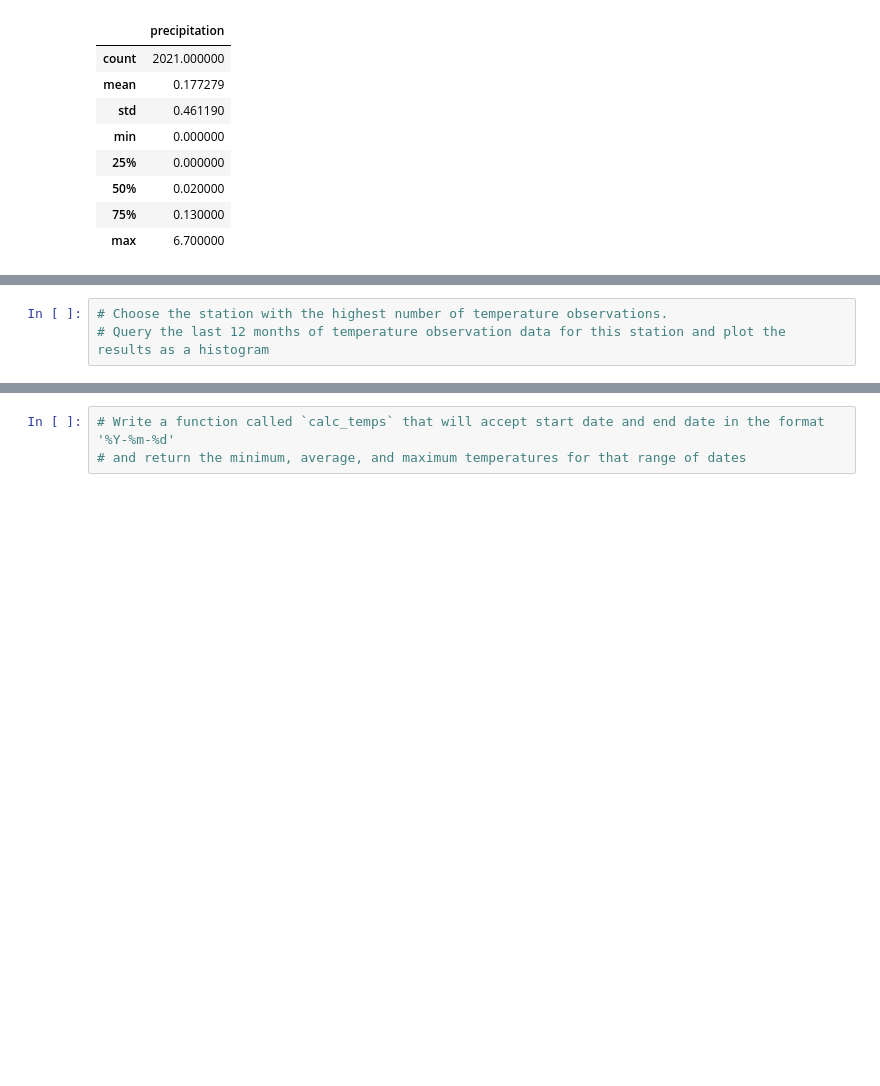
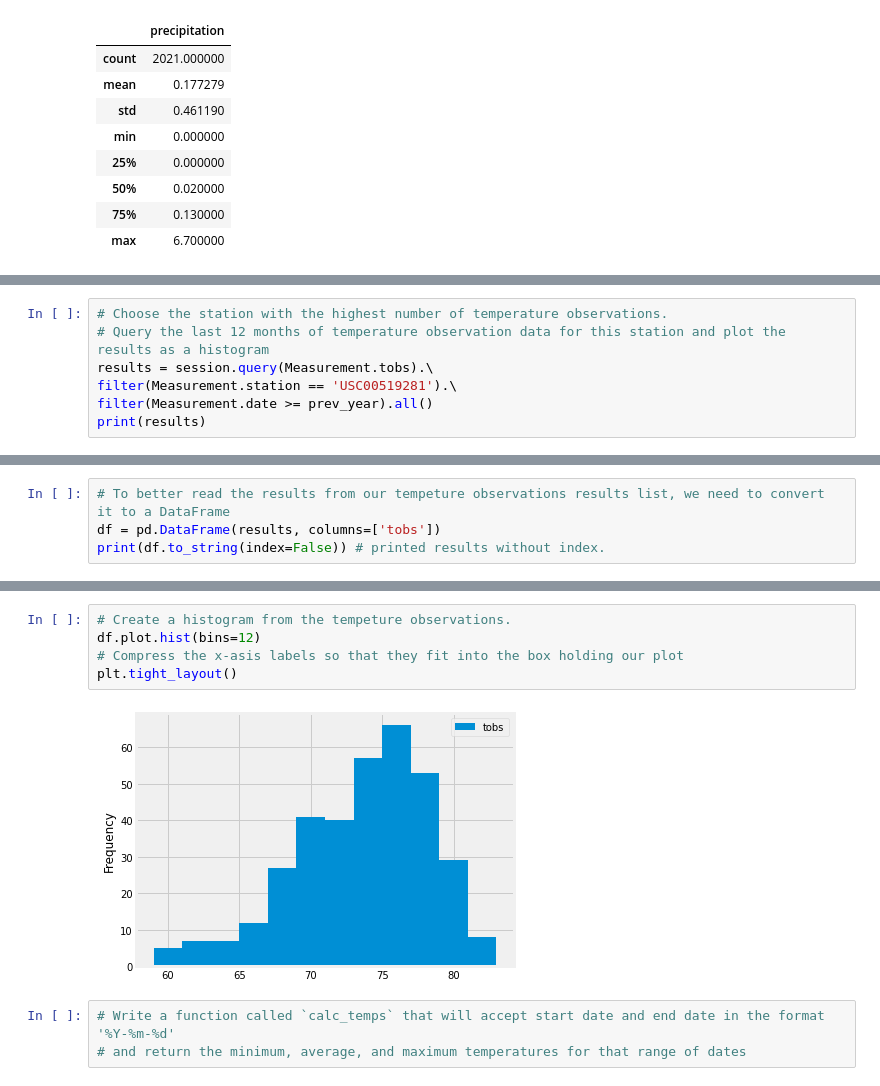
Before and after one commit to diana-arango/surfs_up, a Jupyter notebook: climate_analysis.ipynb, the cells around one changed output, grey strips where cells are left out. Drawn from its saved outputs; the diff is of its cells as text; blank space fills up the shorter version.

```diff
--- a/climate_analysis.ipynb
+++ b/climate_analysis.ipynb
@@ -151,3 +174,7 @@ df.describe()
 # %%
 # Choose the station with the highest number of temperature observations.
 # Query the last 12 months of temperature observation data for this station and plot the results as a histogram
+results = session.query(Measurement.tobs).\
+filter(Measurement.station == 'USC00519281').\
+filter(Measurement.date >= prev_year).all()
+print(results)
@@ -153,0 +183,4 @@ df.describe()
+# %%
+# To better read the results from our tempeture observations results list, we need to convert it to a DataFrame
+df = pd.DataFrame(results, columns=['tobs'])
+print(df.to_string(index=False)) # printed results without index.
@@ -154,3 +205,10 @@ df.describe()
+# %%
+# Create a histogram from the tempeture observations.
+df.plot.hist(bins=12)
+# Compress the x-asis labels so that they fit into the box holding our plot
+plt.tight_layout()
+# %% [output]
+[figure, added]
 # %%
 # Write a function called `calc_temps` that will accept start date and end date in the format '%Y-%m-%d'
 # and return the minimum, average, and maximum temperatures for that range of dates
```
Also changed, not shown: parts of 6 cells of this notebook.
